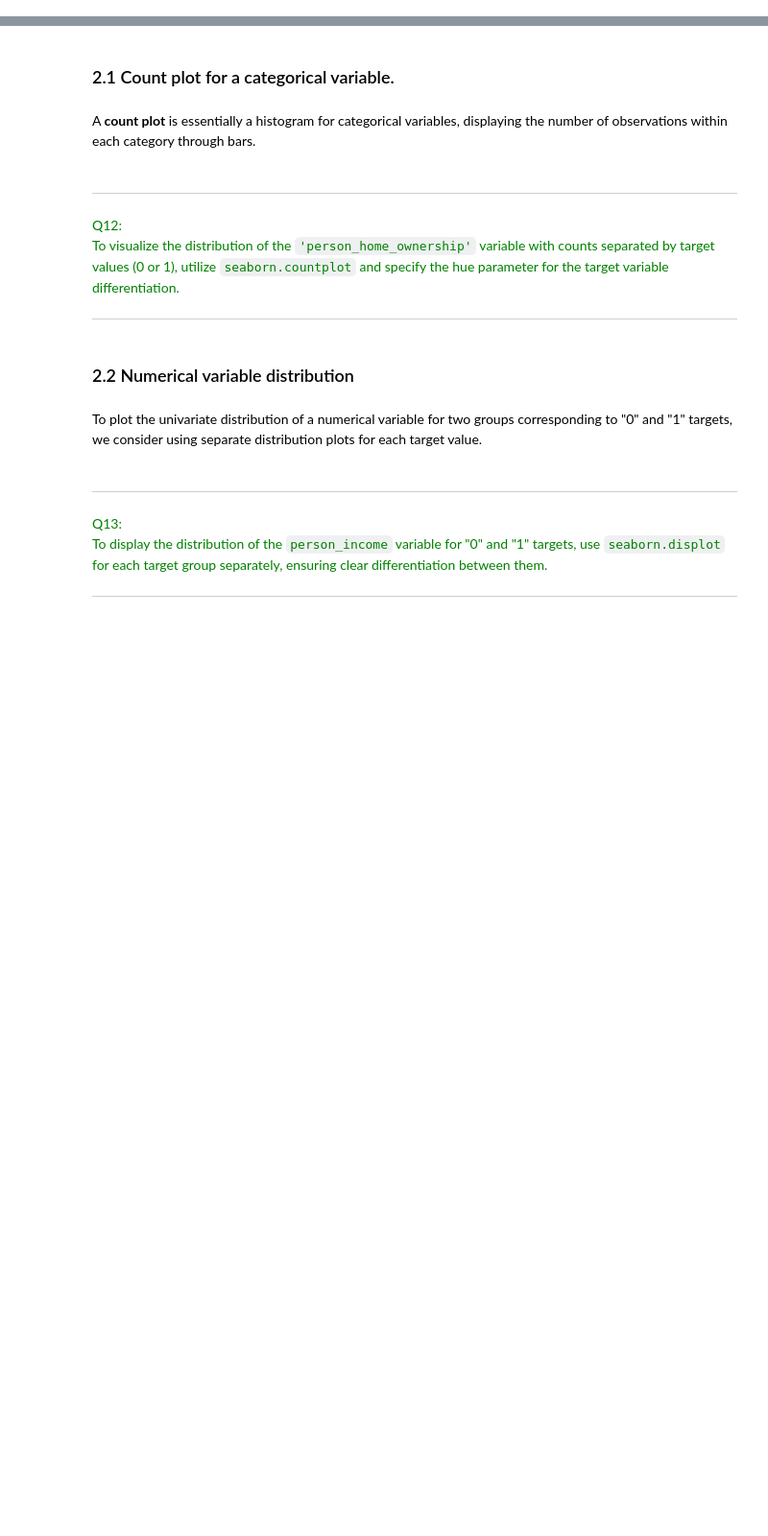
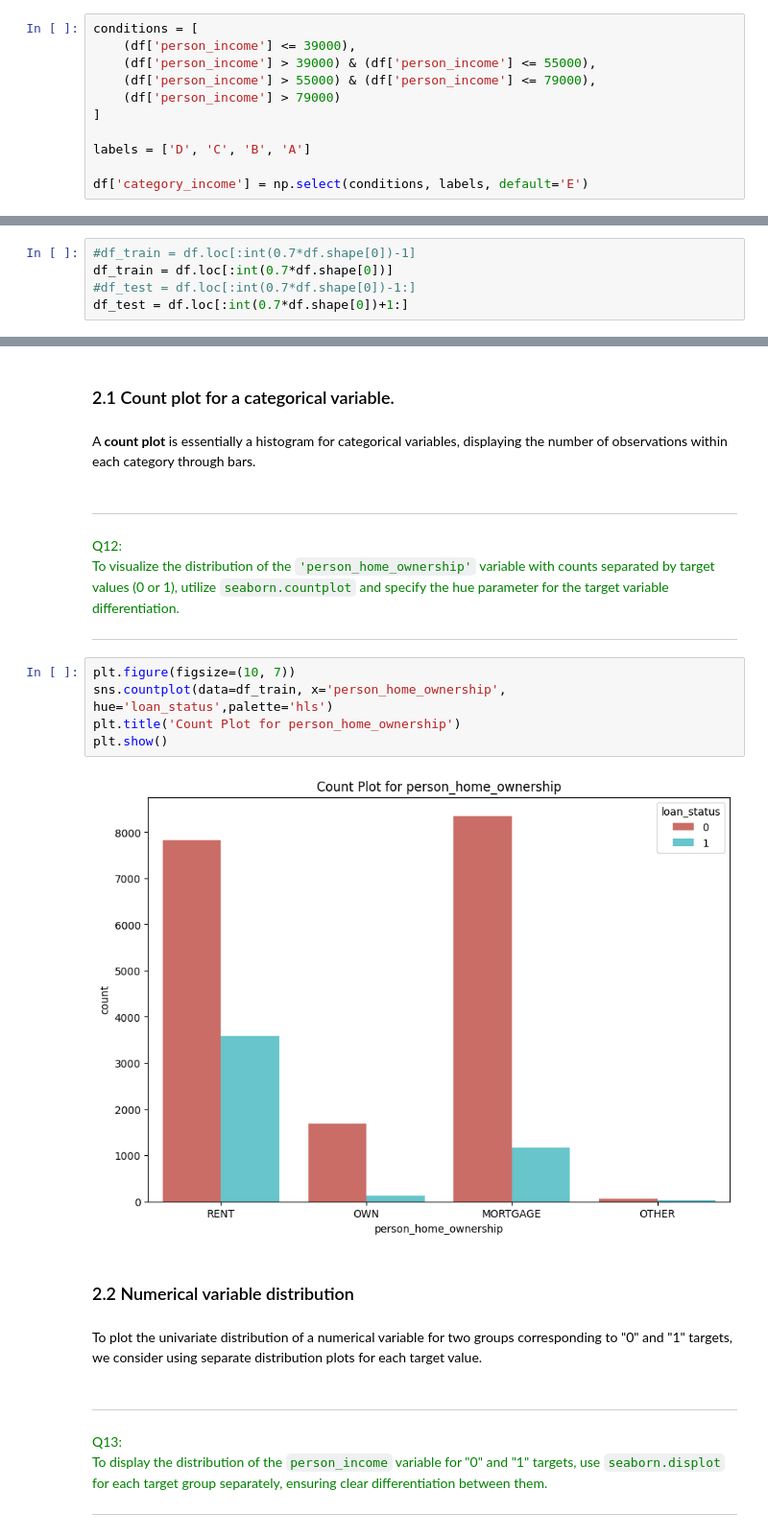
Before and after one commit to lilliaaaaa/Python-ml, a Jupyter notebook: Programming_Sessions/Programming_Session_2/Programming_Session_2.ipynb, the cells around one changed output, grey strips where cells are left out. Shown: that part at 96% size. Saved outputs shown, nothing was run; the diff lists cells and outputs as text; blank space fills up the shorter version.

```diff
--- a/Programming_Sessions/Programming_Session_2/Programming_Session_2.ipynb
+++ b/Programming_Sessions/Programming_Session_2/Programming_Session_2.ipynb
@@ -282,3 +282,14 @@ df_train[numvars].describe()
 | 50% | 26.000000 | 5.504400e+04 | 4.000000 | 8000.000000 | 10.990000 | 0.150000 | ... |
 | 75% | 30.000000 | 7.985900e+04 | 7.000000 | 12250.000000 | 13.110000 | 0.230000 | ... |
 | max | 144.000000 | 6.000000e+06 | 41.000000 | 35000.000000 | 23.220000 | 0.830000 | ... |
+# %%
+conditions = [
+    (df['person_income'] <= 39000),
+    (df['person_income'] > 39000) & (df['person_income'] <= 55000),
+    (df['person_income'] > 55000) & (df['person_income'] <= 79000),
+    (df['person_income'] > 79000)
+]
+
+labels = ['D', 'C', 'B', 'A']
+
+df['category_income'] = np.select(conditions, labels, default='E')
@@ -285,3 +300,8 @@ df_train[numvars].describe()
+# %%
+#df_train = df.loc[:int(0.7*df.shape[0])-1]
+df_train = df.loc[:int(0.7*df.shape[0])]
+#df_test = df.loc[:int(0.7*df.shape[0])-1:]
+df_test = df.loc[:int(0.7*df.shape[0])+1:]
 # %% [markdown]
 ---
 <font color=green>Q10:</font>
@@ -318,6 +344,13 @@ To visualize the distribution of the `'person_home_ownership'` variable with cou
 </font>
 
 ---
+# %%
+plt.figure(figsize=(10, 7))
+sns.countplot(data=df_train, x='person_home_ownership', hue='loan_status',palette='hls')
+plt.title('Count Plot for person_home_ownership')
+plt.show()
+# %% [output]
+[figure, added]
 # %% [markdown]
 ### 2.2 Numerical variable distribution
 # %% [markdown]
```
Also changed, not shown: parts of 20 cells of this notebook.
